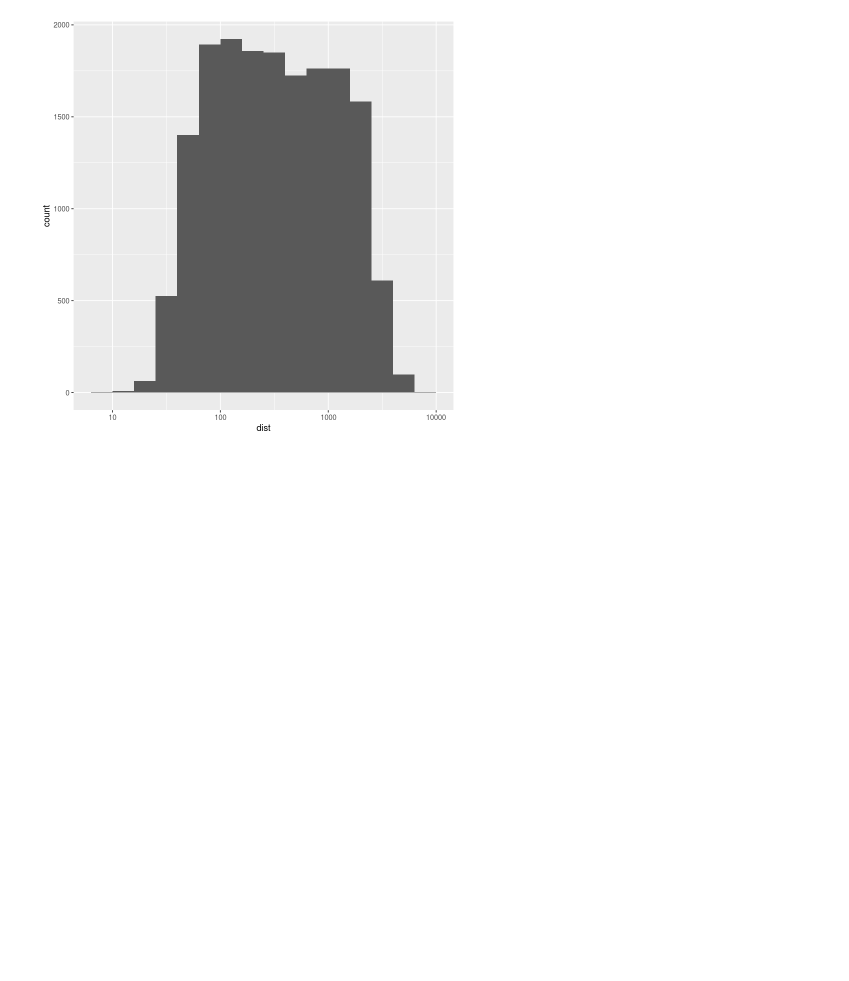
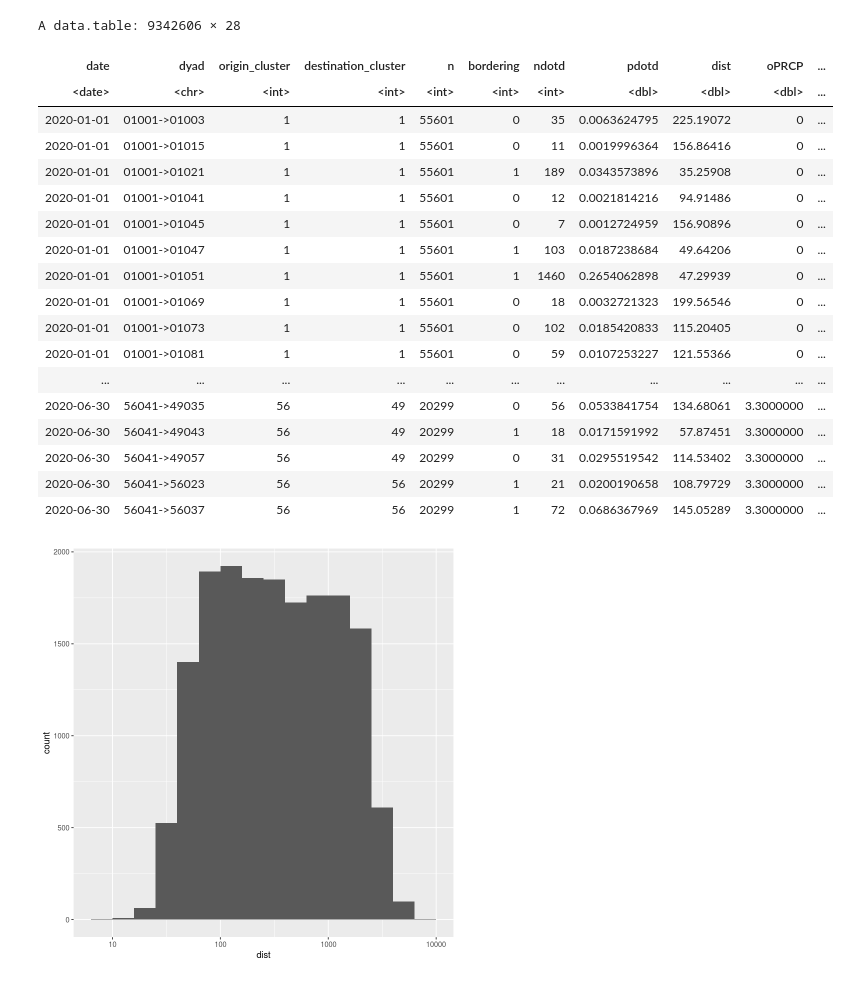
Before and after one commit to mfzhao/covid_peerfx_reopening, a Jupyter notebook: paper_code/2-dyadic_analysis.ipynb, the cells around one changed output. Saved outputs shown, nothing was run; the diff lists cells and outputs as text; code cells hidden in the pictures; blank space fills up the shorter version.

```diff
--- a/paper_code/2-dyadic_analysis.ipynb
+++ b/paper_code/2-dyadic_analysis.ipynb
@@ -21,6 +33,28 @@ df %>%
     mutate(oRain  = as.numeric(oPRCP > 0),
            dRain  = as.numeric(dPRCP > 0),
            nearby = as.numeric(dist < 100)) -> df
+# %%
+df
+# %% [output]
+A data.table: 9342606 × 28
+| date | dyad | origin_cluster | destination_cluster | n | bordering | ndotd | pdotd | dist | oPRCP | ... |
+| <date> | <chr> | <int> | <int> | <int> | <int> | <int> | <dbl> | <dbl> | <dbl> | ... |
+| 2020-01-01 | 01001->01003 | 1 | 1 | 55601 | 0 | 35 | 0.0063624795 | 225.19072 | 0 | ... |
+| 2020-01-01 | 01001->01015 | 1 | 1 | 55601 | 0 | 11 | 0.0019996364 | 156.86416 | 0 | ... |
+| 2020-01-01 | 01001->01021 | 1 | 1 | 55601 | 1 | 189 | 0.0343573896 | 35.25908 | 0 | ... |
+| 2020-01-01 | 01001->01041 | 1 | 1 | 55601 | 0 | 12 | 0.0021814216 | 94.91486 | 0 | ... |
+| 2020-01-01 | 01001->01045 | 1 | 1 | 55601 | 0 | 7 | 0.0012724959 | 156.90896 | 0 | ... |
+| 2020-01-01 | 01001->01047 | 1 | 1 | 55601 | 1 | 103 | 0.0187238684 | 49.64206 | 0 | ... |
+| 2020-01-01 | 01001->01051 | 1 | 1 | 55601 | 1 | 1460 | 0.2654062898 | 47.29939 | 0 | ... |
+| 2020-01-01 | 01001->01069 | 1 | 1 | 55601 | 0 | 18 | 0.0032721323 | 199.56546 | 0 | ... |
+| 2020-01-01 | 01001->01073 | 1 | 1 | 55601 | 0 | 102 | 0.0185420833 | 115.20405 | 0 | ... |
+| 2020-01-01 | 01001->01081 | 1 | 1 | 55601 | 0 | 59 | 0.0107253227 | 121.55366 | 0 | ... |
+| ... | ... | ... | ... | ... | ... | ... | ... | ... | ... | ... |
+| 2020-06-30 | 56041->49035 | 56 | 49 | 20299 | 0 | 56 | 0.0533841754 | 134.68061 | 3.3000000 | ... |
+| 2020-06-30 | 56041->49043 | 56 | 49 | 20299 | 1 | 18 | 0.0171591992 | 57.87451 | 3.3000000 | ... |
+| 2020-06-30 | 56041->49057 | 56 | 49 | 20299 | 0 | 31 | 0.0295519542 | 114.53402 | 3.3000000 | ... |
+| 2020-06-30 | 56041->56023 | 56 | 56 | 20299 | 1 | 21 | 0.0200190658 | 108.79729 | 3.3000000 | ... |
+| 2020-06-30 | 56041->56037 | 56 | 56 | 20299 | 1 | 72 | 0.0686367969 | 145.05289 | 3.3000000 | ... |
 # %%
 df %>%
     select(dyad, dist) %>%
```
Also changed, not shown: parts of 1 cell of this notebook, 4 other files.
